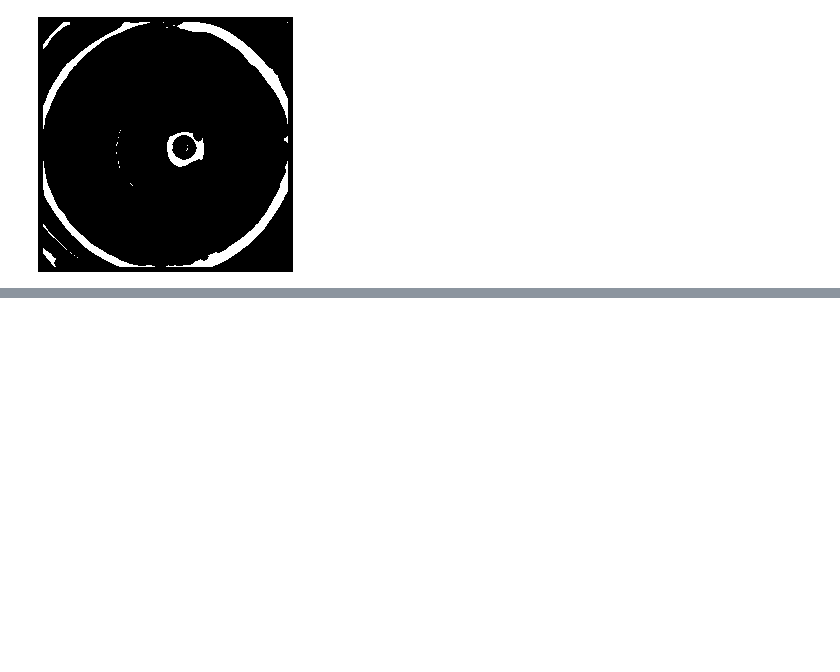
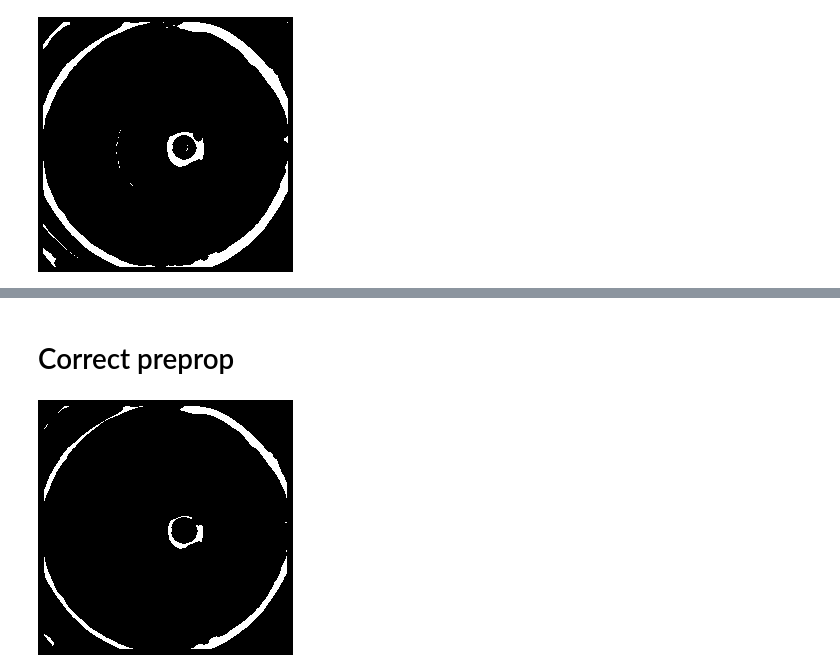
Before and after one commit to andriygav/EMprior, a Jupyter notebook: code/preprocess.ipynb, the cells around one changed output, grey strips where cells are left out. Drawn from its saved outputs; the diff is of its cells as text; code cells hidden in the pictures; blank space fills up the shorter version.

```diff
--- a/code/preprocess.ipynb
+++ b/code/preprocess.ipynb
@@ -63,0 +70,21 @@ new
+# %% [markdown]
+# Correct preprop
+# %%
+arr = (np.array(img)).astype(np.float64)
+
+arr1 = (filters.gaussian(arr/255.0, sigma=2)*255).astype(np.float64)
+
+arr2 = (filters.sobel(arr1/255.0)*255).astype(np.float64)
+
+tr = filters.threshold_mean(arr2)
+new_arr = 255*(arr2>tr)
+
+new_arr = morphology.erosion(new_arr/255.0, selem = morphology.disk(5))*255.0
+
+big_arr = new_arr
+
+new = Image.fromarray((new_arr).astype(np.uint8))
+# %%
+new
+# %% [output]
+[figure, added]
```
Also changed, not shown: parts of 11 cells of this notebook, 18 other files.
